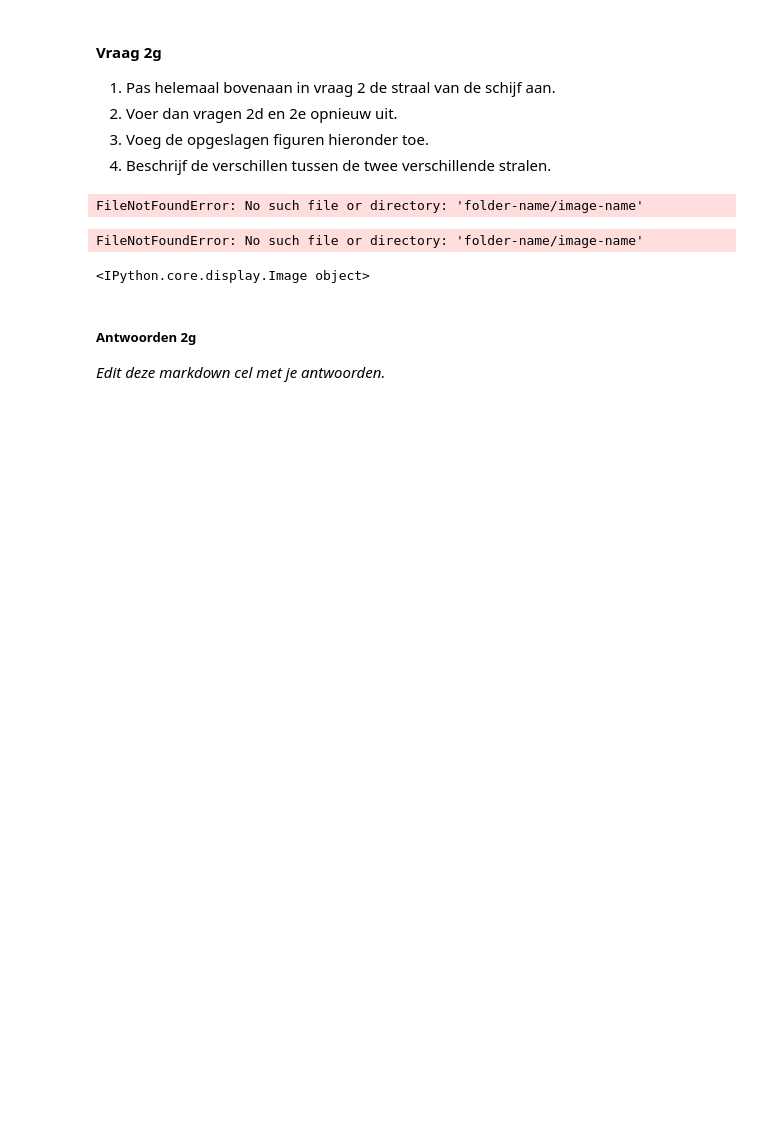
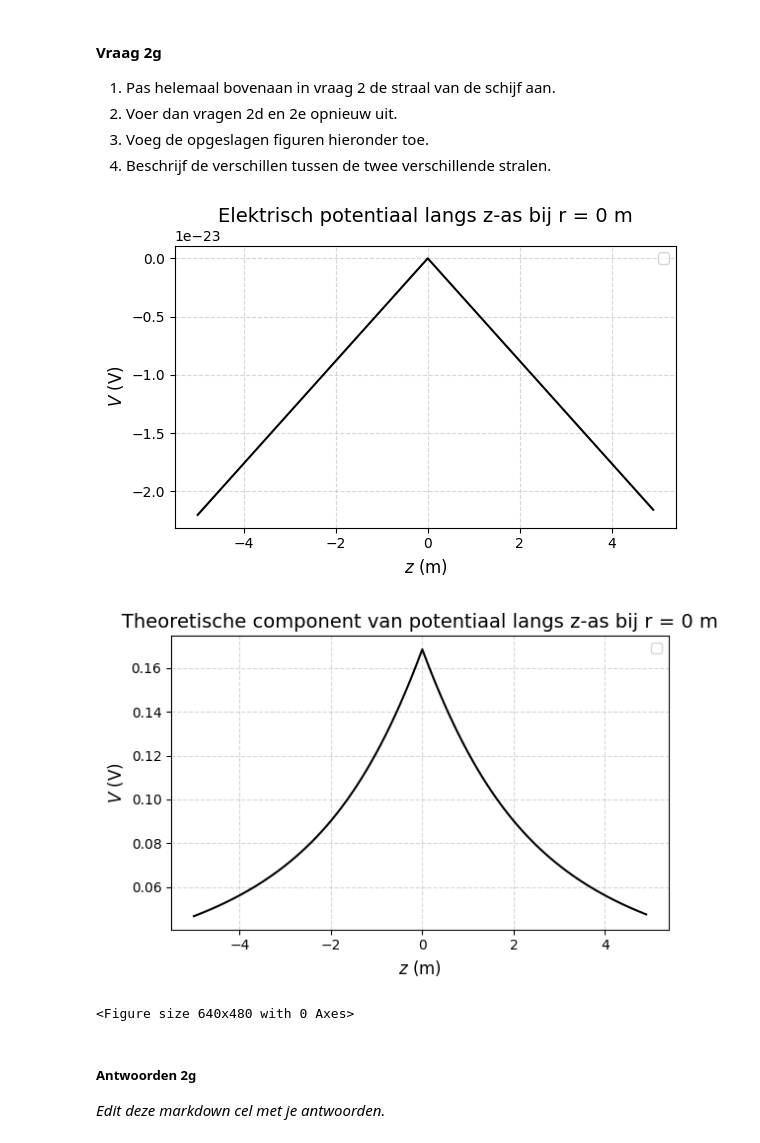
Before and after one commit to Tpalders/opdrachten-DEF-D, a Jupyter notebook: DigitaleOntwerpopdrachten/1CondensatorOpdracht/CondensatorOntwerpopdracht.ipynb, the cells around one changed output. Drawn from its saved outputs; the diff is of its cells as text; code cells hidden in the pictures; blank space fills up the shorter version.

```diff
--- a/DigitaleOntwerpopdrachten/1CondensatorOpdracht/CondensatorOntwerpopdracht.ipynb
+++ b/DigitaleOntwerpopdrachten/1CondensatorOpdracht/CondensatorOntwerpopdracht.ipynb
@@ -310,14 +357,41 @@ Het theoretische elektrische veld van een oneindig geladen oppervlakte is $|E| =
 3. Voeg de opgeslagen figuren hieronder toe.
 4. Beschrijf de verschillen tussen de twee verschillende stralen.
 # %%
-###
-###Jouw code hier###
-###
-display(Image("folder-name/image-name"))
+#2d (waarden van straal aanpassen)
+
+# plot (V(z,r=0))
+plt.figure(figsize=(6,4))
+plt.title("Elektrisch potentiaal langs z-as bij r = 0 m", fontsize=14)
+plt.plot(z, V_zr, "k", markersize=10)
+
+plt.xlabel("$z$ (m)", fontsize=12)
+plt.ylabel("$V$ (V)", fontsize=12)
+plt.grid(True, linestyle="--", alpha=0.5)
+plt.legend(fontsize=10)
+plt.tight_layout()
+plt.show()
+
+# plot theoretisch potentiaal
+plt.figure(figsize=(6,4))
+plt.title("Theoretische component van potentiaal langs z-as bij r = 0 m", fontsize=14)
+plt.plot(z, V_theory, "k", markersize=10)
+
+plt.xlabel("$z$ (m)", fontsize=12)
+plt.ylabel("$V$ (V)", fontsize=12)
+plt.grid(True, linestyle="--", alpha=0.5)
+plt.legend(fontsize=10)
+plt.tight_layout()
+plt.show()
+
+# Opslaan van de plot
+plt.savefig("V_z_theorie_2.png", dpi=300)
+
+
+# display(Image("folder-name/image-name"))
 # %% [output]
+[figure, added]
+[figure, added]
-FileNotFoundError: No such file or directory: 'folder-name/image-name'
+<Figure size 640x480 with 0 Axes>
-FileNotFoundError: No such file or directory: 'folder-name/image-name'
-<IPython.core.display.Image object>
 # %% [markdown]
 ##### Antwoorden 2g
 
```
Also changed, not shown: parts of 5 cells of this notebook, 3 other files.
